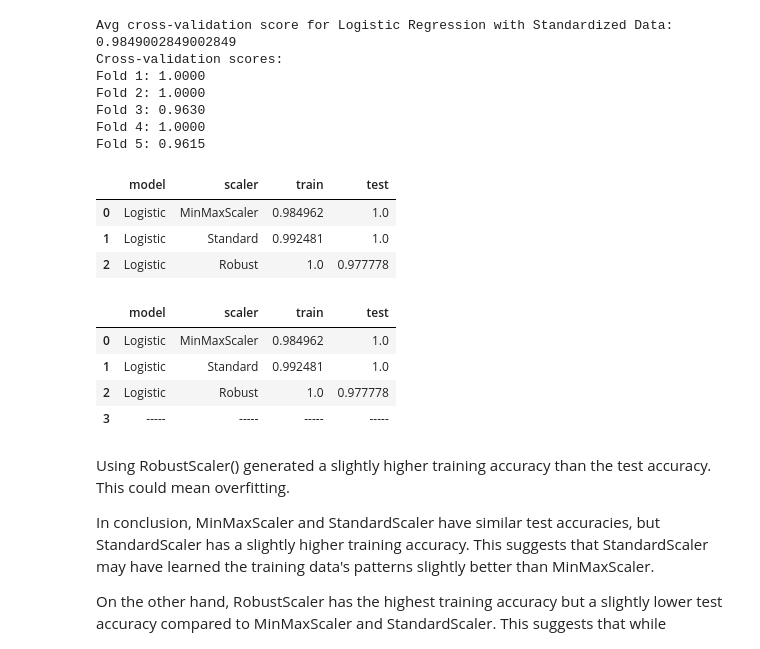
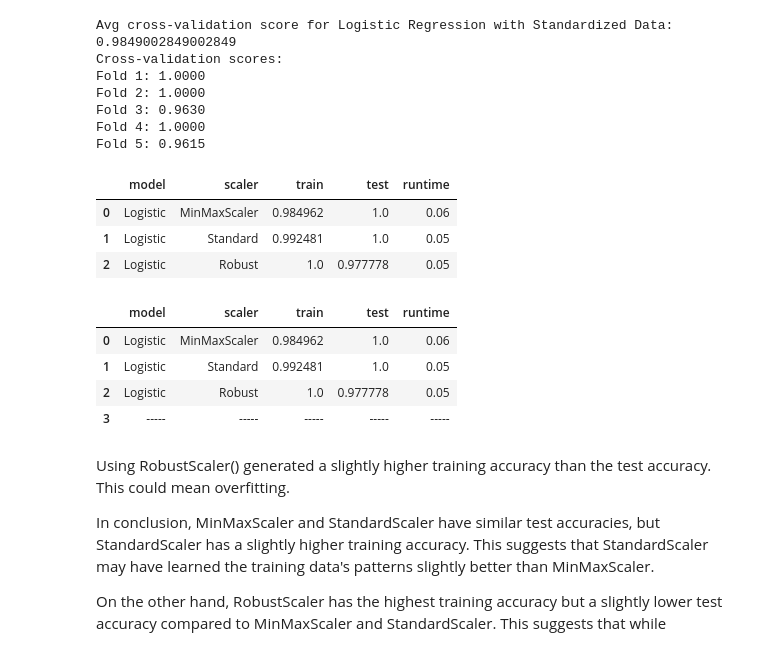
Before and after one commit to danielamartinezli/wine_classification, a Jupyter notebook: notebook/wine.ipynb, the cells around one changed output. Saved outputs shown, nothing was run; the diff lists cells and outputs as text; code cells hidden in the pictures.

```diff
--- a/notebook/wine.ipynb
+++ b/notebook/wine.ipynb
@@ -597,8 +593,8 @@ Fold 5: 0.9615
 # %% [markdown]
 In general this model performed really well at generalizing to new and unseen data, and on each of the 5 folders.
 # %%
-scores_df=pd.DataFrame(columns=['model','scaler','train','test'])
+scores_df=pd.DataFrame(columns=['model','scaler','train','test', 'runtime'])
 
-scores_df.loc[scores_df.shape[0],:]=['Logistic','MinMaxScaler',logit_mm_train,logit_mm_test]
+scores_df.loc[scores_df.shape[0],:]=['Logistic','MinMaxScaler',logit_mm_train,logit_mm_test, round(runtime_logit_mm,2)]
 scores_df
 # %% [output]
@@ -706,6 +702,6 @@ Fold 3: 0.9630
 Fold 4: 0.9615
 Fold 5: 0.9615
 # %%
-scores_df.loc[scores_df.shape[0],:]=['Logistic','Standard',logit_ss_train,logit_ss_test]
+scores_df.loc[scores_df.shape[0],:]=['Logistic','Standard',logit_ss_train,logit_ss_test, round(runtime_logit_ss,2)]
 scores_df
 # %% [output]
@@ -816,22 +812,22 @@ Fold 3: 0.9630
 Fold 4: 1.0000
 Fold 5: 0.9615
 # %%
-scores_df.loc[scores_df.shape[0],:]=['Logistic','Robust',logit_rob_train,logit_rob_test]
+scores_df.loc[scores_df.shape[0],:]=['Logistic','Robust',logit_rob_train,logit_rob_test, round(runtime_logit_rob,2)]
 scores_df
 # %% [output]
-|  | model | scaler | train | test |
-| 0 | Logistic | MinMaxScaler | 0.984962 | 1.0 |
-| 1 | Logistic | Standard | 0.992481 | 1.0 |
-| 2 | Logistic | Robust | 1.0 | 0.977778 |
+|  | model | scaler | train | test | runtime |
+| 0 | Logistic | MinMaxScaler | 0.984962 | 1.0 | 0.06 |
+| 1 | Logistic | Standard | 0.992481 | 1.0 | 0.05 |
+| 2 | Logistic | Robust | 1.0 | 0.977778 | 0.05 |
 # %%
 scores_df.loc[scores_df.shape[0],:]=['-----']
 scores_df
 # %% [output]
-|  | model | scaler | train | test |
-| 0 | Logistic | MinMaxScaler | 0.984962 | 1.0 |
-| 1 | Logistic | Standard | 0.992481 | 1.0 |
-| 2 | Logistic | Robust | 1.0 | 0.977778 |
-| 3 | ----- | ----- | ----- | ----- |
+|  | model | scaler | train | test | runtime |
+| 0 | Logistic | MinMaxScaler | 0.984962 | 1.0 | 0.06 |
+| 1 | Logistic | Standard | 0.992481 | 1.0 | 0.05 |
+| 2 | Logistic | Robust | 1.0 | 0.977778 | 0.05 |
+| 3 | ----- | ----- | ----- | ----- | ----- |
 # %% [markdown]
 Using RobustScaler() generated a slightly higher training accuracy than the test accuracy. This could mean overfitting.
 
```
Also changed, not shown: parts of 31 cells of this notebook.
